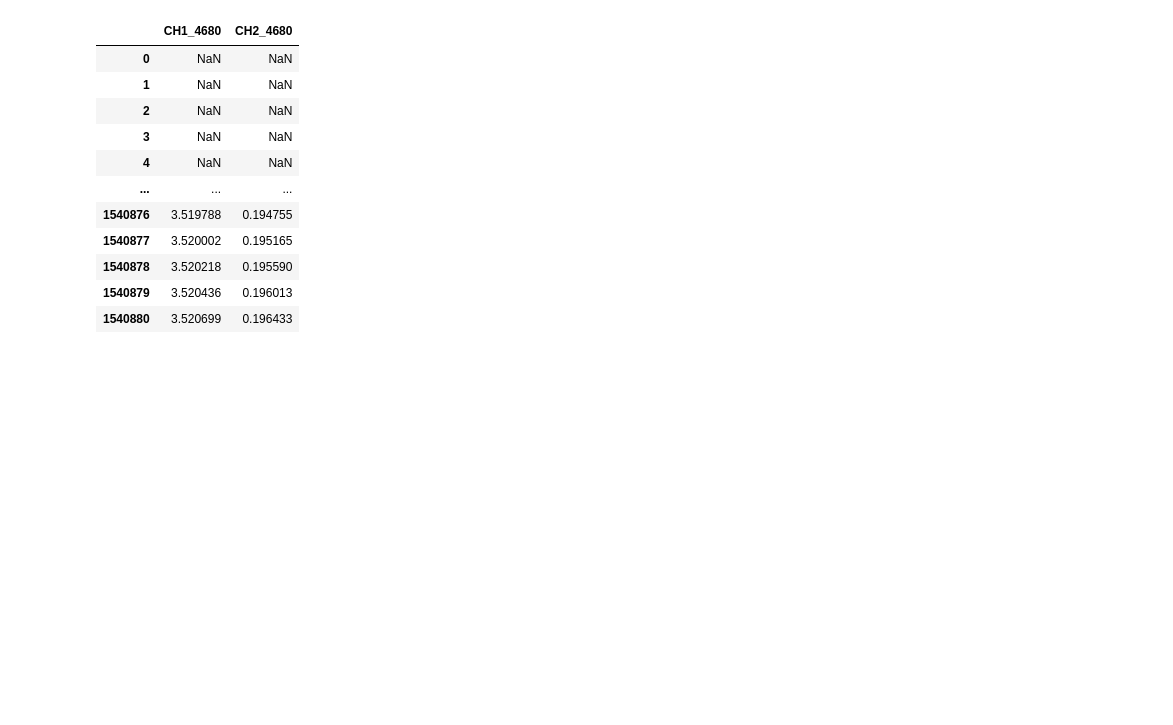
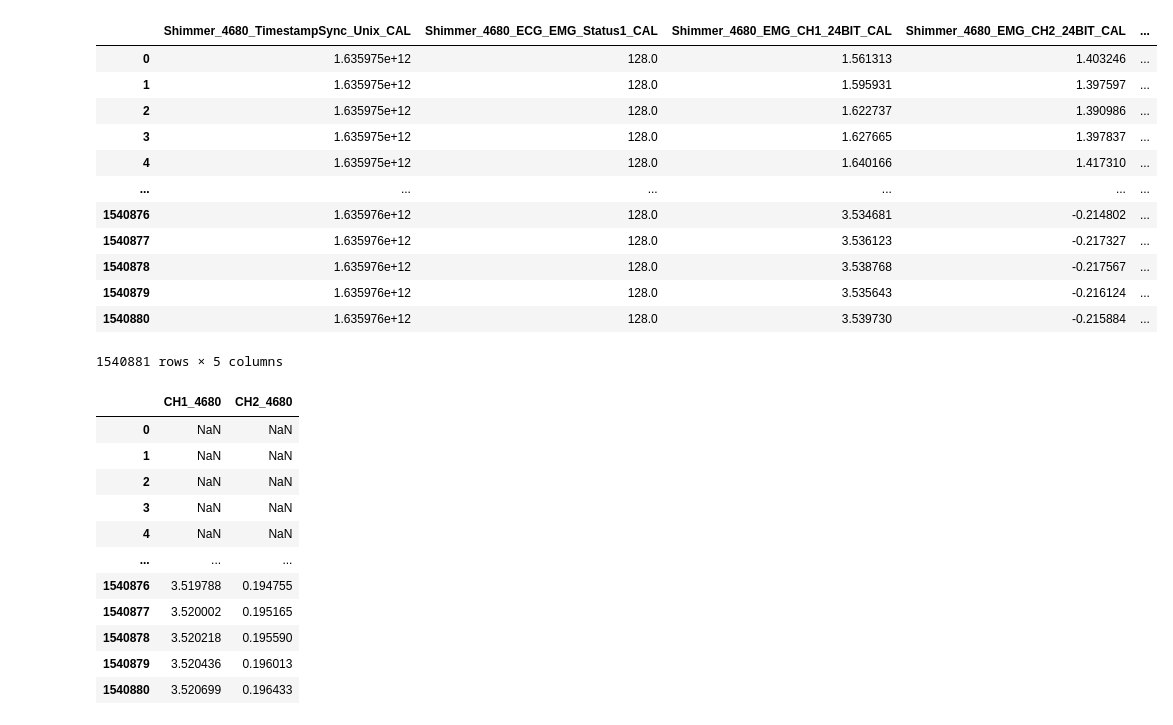
Before and after one commit to eearchey/iron_handmaidens, a Jupyter notebook: iron_handmaidens/testing.ipynb, the cells around one changed output. Drawn from its saved outputs; the diff is of its cells as text; code cells hidden in the pictures; blank space fills up the shorter version.

```diff
--- a/iron_handmaidens/testing.ipynb
+++ b/iron_handmaidens/testing.ipynb
@@ -6,0 +18,2 @@ data = EMGData.read_csv('/Users/aldenmoreton/Documents/iron_handmaidens/test_dat
+# %%
+df = Converter().mat_to_df('/Users/aldenmoreton/Documents/iron_handmaidens/test_data/participant1/A/Shimmer_4680.mat')
@@ -7,3 +38,19 @@ data = EMGData.read_csv('/Users/aldenmoreton/Documents/iron_handmaidens/test_dat
+# %%
+df
+# %% [output]
+|  | Shimmer_4680_TimestampSync_Unix_CAL | Shimmer_4680_ECG_EMG_Status1_CAL | Shimmer_4680_EMG_CH1_24BIT_CAL | Shimmer_4680_EMG_CH2_24BIT_CAL | ... |
+| 0 | 1.635975e+12 | 128.0 | 1.561313 | 1.403246 | ... |
+| 1 | 1.635975e+12 | 128.0 | 1.595931 | 1.397597 | ... |
+| 2 | 1.635975e+12 | 128.0 | 1.622737 | 1.390986 | ... |
+| 3 | 1.635975e+12 | 128.0 | 1.627665 | 1.397837 | ... |
+| 4 | 1.635975e+12 | 128.0 | 1.640166 | 1.417310 | ... |
+| ... | ... | ... | ... | ... | ... |
+| 1540876 | 1.635976e+12 | 128.0 | 3.534681 | -0.214802 | ... |
+| 1540877 | 1.635976e+12 | 128.0 | 3.536123 | -0.217327 | ... |
+| 1540878 | 1.635976e+12 | 128.0 | 3.538768 | -0.217567 | ... |
+| 1540879 | 1.635976e+12 | 128.0 | 3.535643 | -0.216124 | ... |
+| 1540880 | 1.635976e+12 | 128.0 | 3.539730 | -0.215884 | ... |
+1540881 rows × 5 columns
 # %%
 data.RMS(data.channelNames, 100)
 # %% [output]
```
Also changed, not shown: parts of 4 cells of this notebook, 3 other files.
